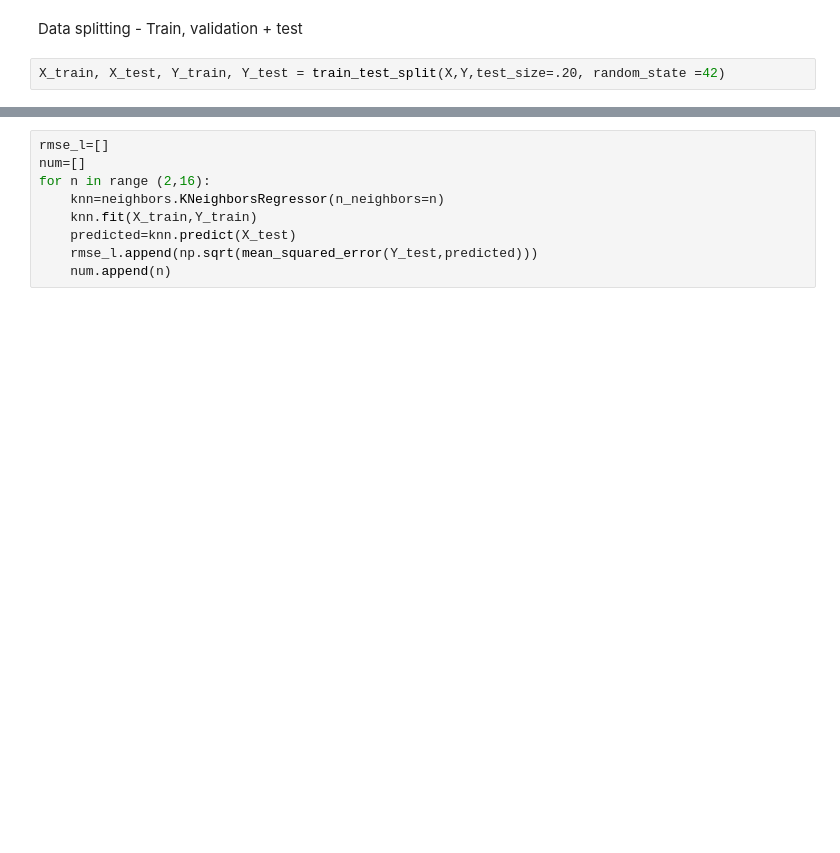
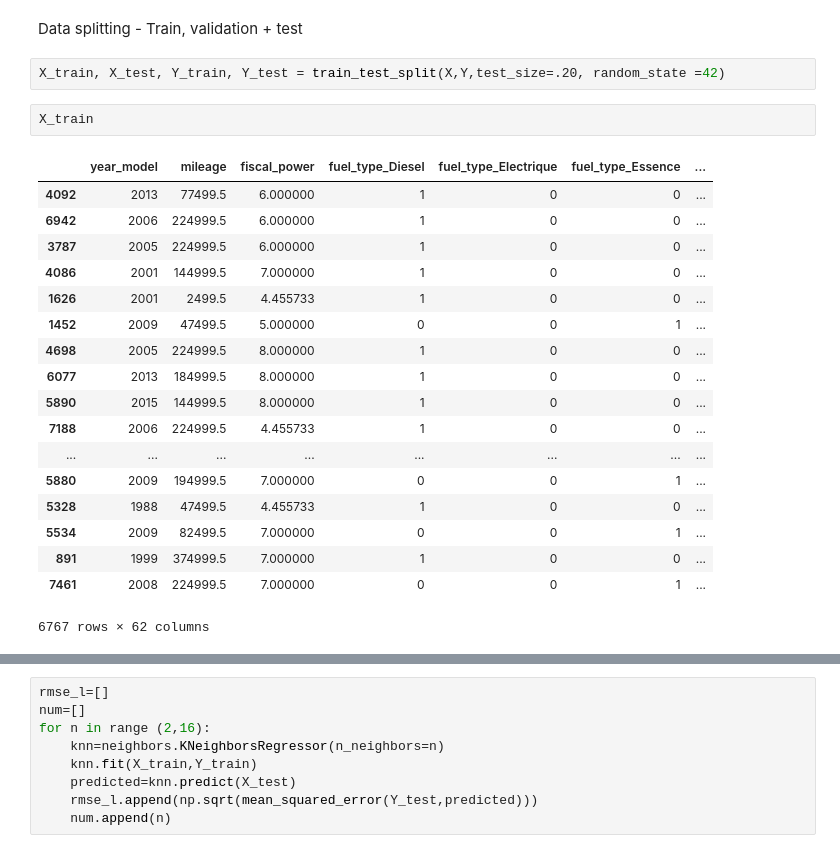
Before and after one commit to pmwachira/Deploying-Machine-Learning-model-to-Heroku, a Jupyter notebook: car_price_predictor_notebook/car_price_predictor_notebook.ipynb, the cells around one changed output, grey strips where cells are left out. Cells and saved outputs as stored; diff of their text form; blank space fills up the shorter version.

```diff
--- a/car_price_predictor_notebook/car_price_predictor_notebook.ipynb
+++ b/car_price_predictor_notebook/car_price_predictor_notebook.ipynb
@@ -221,3 +302,24 @@ X.head()
 Data splitting - Train, validation + test
 # %%
 X_train, X_test, Y_train, Y_test = train_test_split(X,Y,test_size=.20, random_state =42)
+# %%
+X_train
+# %% [output]
+|  | year_model | mileage | fiscal_power | fuel_type_Diesel | fuel_type_Electrique | fuel_type_Essence | ... |
+| 4092 | 2013 | 77499.5 | 6.000000 | 1 | 0 | 0 | ... |
+| 6942 | 2006 | 224999.5 | 6.000000 | 1 | 0 | 0 | ... |
+| 3787 | 2005 | 224999.5 | 6.000000 | 1 | 0 | 0 | ... |
+| 4086 | 2001 | 144999.5 | 7.000000 | 1 | 0 | 0 | ... |
+| 1626 | 2001 | 2499.5 | 4.455733 | 1 | 0 | 0 | ... |
+| 1452 | 2009 | 47499.5 | 5.000000 | 0 | 0 | 1 | ... |
+| 4698 | 2005 | 224999.5 | 8.000000 | 1 | 0 | 0 | ... |
+| 6077 | 2013 | 184999.5 | 8.000000 | 1 | 0 | 0 | ... |
+| 5890 | 2015 | 144999.5 | 8.000000 | 1 | 0 | 0 | ... |
+| 7188 | 2006 | 224999.5 | 4.455733 | 1 | 0 | 0 | ... |
+| ... | ... | ... | ... | ... | ... | ... | ... |
+| 5880 | 2009 | 194999.5 | 7.000000 | 0 | 0 | 1 | ... |
+| 5328 | 1988 | 47499.5 | 4.455733 | 1 | 0 | 0 | ... |
+| 5534 | 2009 | 82499.5 | 7.000000 | 0 | 0 | 1 | ... |
+| 891 | 1999 | 374999.5 | 7.000000 | 1 | 0 | 0 | ... |
+| 7461 | 2008 | 224999.5 | 7.000000 | 0 | 0 | 1 | ... |
+6767 rows × 62 columns
```
Also changed, not shown: parts of 40 cells of this notebook, 2 other files.
